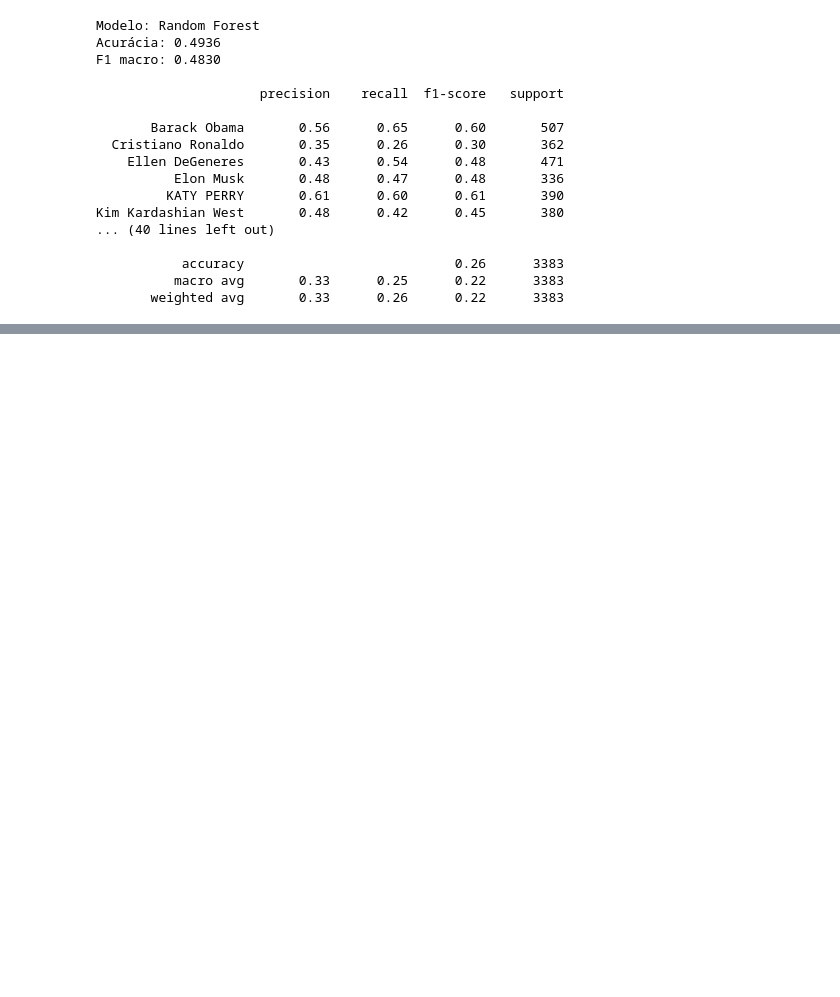
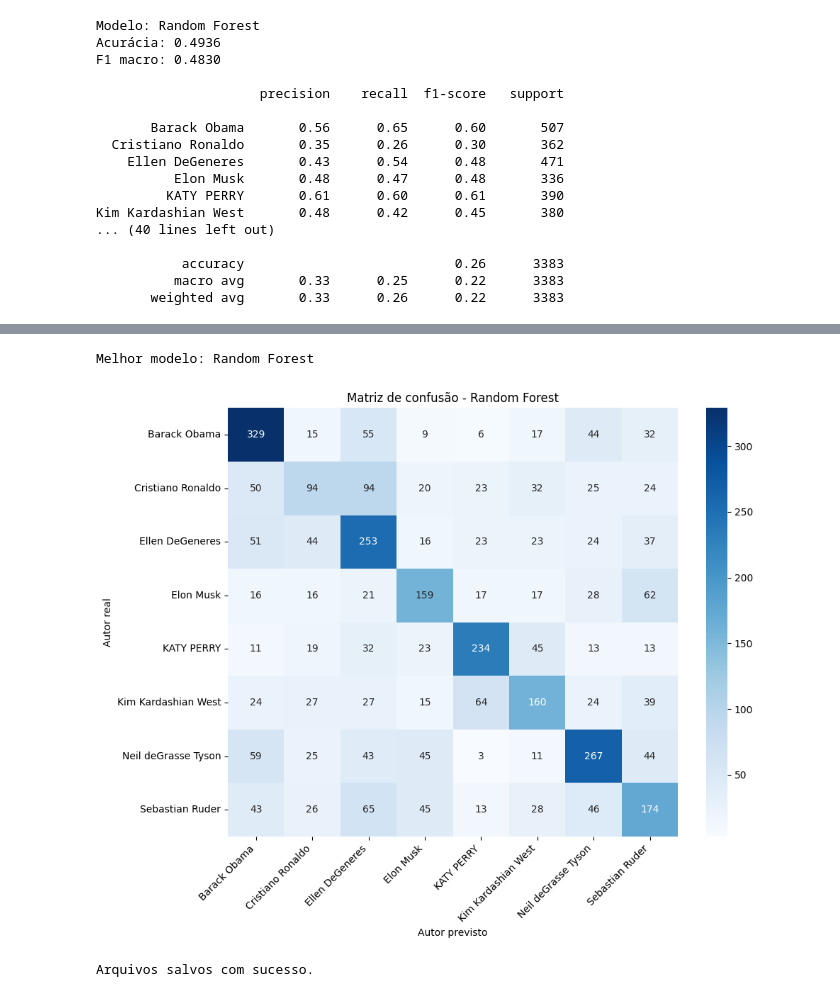
Before and after one commit to JoaoMiltzarek/Assinaturadigital, a Jupyter notebook: notebooks/analise.ipynb, the cells around one changed output, grey strips where cells are left out. Saved outputs shown, nothing was run; the diff lists cells and outputs as text; code cells hidden in the pictures; blank space fills up the shorter version.

```diff
--- a/notebooks/analise.ipynb
+++ b/notebooks/analise.ipynb
@@ -367,0 +371,45 @@ SyntaxError: invalid syntax (4258032845.py, line 3)
+# %%
+melhor_nome = resultados.sort_values(by="f1_macro", ascending=False).iloc[0]["modelo"]
+
+if melhor_nome == "Random Forest":
+    melhor_modelo = modelo_rf
+elif melhor_nome == "SMV":
+    melhor_modelo = modelo_svm
+else:
+    melhor_modelo = modelo_nb
+
+print("Melhor modelo:", melhor_nome)
+# %% [output]
+Melhor modelo: Random Forest
+# %%
+y_pred_melhor = melhor_modelo.predict(X_test_scaled)
+
+cm = confusion_matrix(y_test, y_pred_melhor, labels=melhor_modelo.classes_)
+
+plt.figure(figsize=(10, 8))
+sns.heatmap(
+    cm,
+    annot=True,
+    fmt="d",
+    xticklabels=melhor_modelo.classes_,
+    yticklabels=melhor_modelo.classes_,
+    cmap="Blues"
+)
+
+plt.title(f"Matriz de confusão - {melhor_nome}")
+plt.xlabel("Autor previsto")
+plt.ylabel("Autor real")
+plt.xticks(rotation=45, ha="right")
+plt.yticks(rotation=0)
+plt.tight_layout()
+plt.show()
+# %% [output]
+[figure, added]
+# %%
+joblib.dump(melhor_modelo, "../models/modelo_final.pkl")
+joblib.dump(scaler, "../models/scaler.pkl")
+joblib.dump(list(x.columns), "../models/features.pkl")
+
+print ("Arquivos salvos com sucesso.")
+# %% [output]
+Arquivos salvos com sucesso.
```
Also changed, not shown: parts of 2 cells of this notebook, 1 other file.
